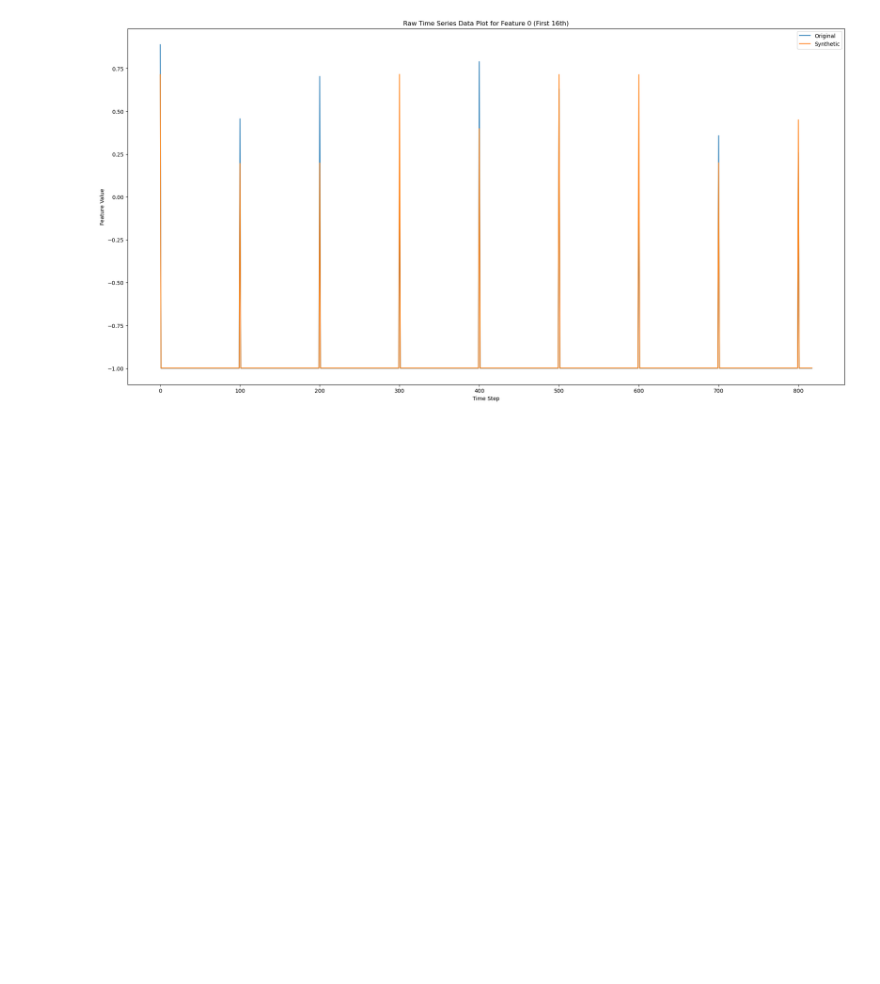
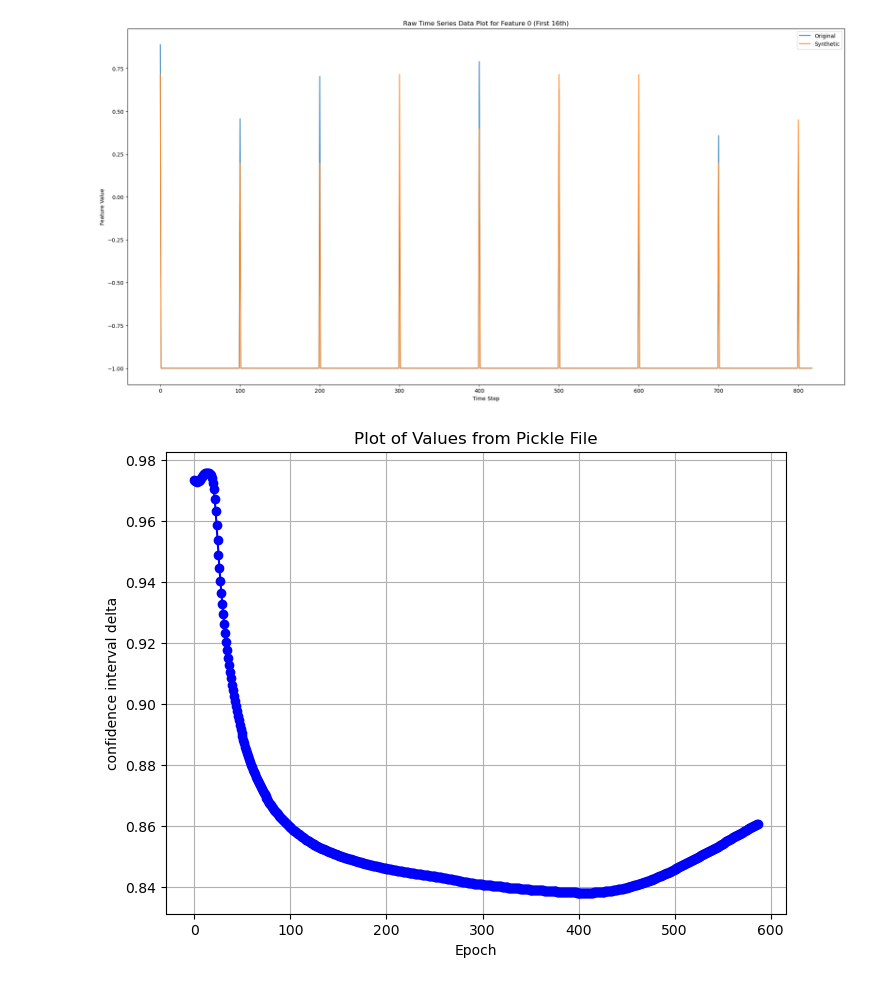
Before and after one commit to H0wl3r2001/timegan-pytorch, a Jupyter notebook: visualization.ipynb, the cells around one changed output. Drawn from its saved outputs; the diff is of its cells as text; code cells hidden in the pictures; blank space fills up the shorter version.

```diff
--- a/visualization.ipynb
+++ b/visualization.ipynb
@@ -132,3 +132,30 @@ plt.legend()
 plt.show()
 # %% [output]
 [figure]
+# %%
+import pickle
+import matplotlib.pyplot as plt
+path = "output/test"
+# Path to your pickle file containing the list of values
+pickle_file_path = 'output\test\a_order_(0, 0, 0)_conf_intrv.pickle'
+
+# Load the list of values from the pickle file
+with open(f"{path}/a_order_(0, 0, 0)_conf_intrv.pickle", 'rb') as f:
+    values_list = pickle.load(f)
+
+# Check if the loaded data is a list or a single value
+if not isinstance(values_list, list):
+    values_list = [values_list]  # Convert to list if it's a single value
+
+# Plot the values
+plt.figure(figsize=(8, 6))  # Set the figure size (optional)
+
+plt.plot(values_list, marker='o', linestyle='-', color='b')  # Plot the values
+plt.title('Plot of Values from Pickle File')  # Set plot title
+plt.xlabel('Epoch')  # Set x-axis label (optional)
+plt.ylabel('confidence interval delta')  # Set y-axis label (optional)
+plt.grid(True)  # Show grid (optional)
+
+plt.show()  # Display the plot
+# %% [output]
+[figure, added]
```
Also changed, not shown: 6 other files.
